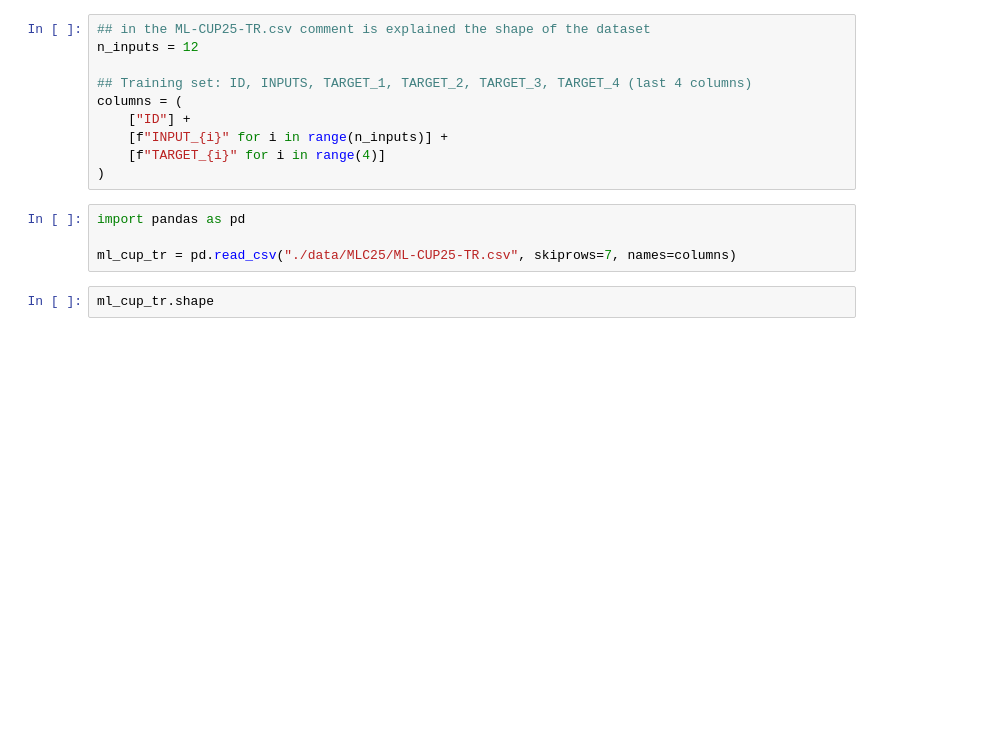
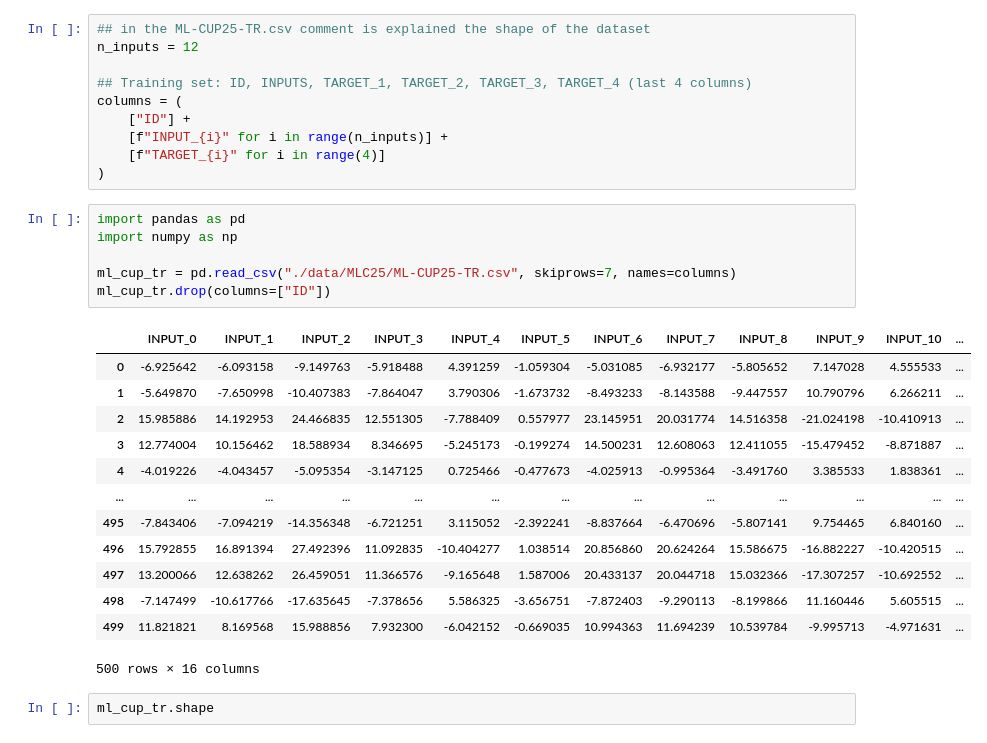
Before and after one commit to mbiggeri/Rage-Against-ML, a Jupyter notebook: dataset-analysis.ipynb, the cells around one changed output. Cells and saved outputs as stored; diff of their text form; blank space fills up the shorter version.

```diff
--- a/dataset-analysis.ipynb
+++ b/dataset-analysis.ipynb
@@ -28,8 +28,24 @@ columns = (
 )
 # %%
 import pandas as pd
+import numpy as np
 
 ml_cup_tr = pd.read_csv("./data/MLC25/ML-CUP25-TR.csv", skiprows=7, names=columns)
+ml_cup_tr.drop(columns=["ID"])
+# %% [output]
+|  | INPUT_0 | INPUT_1 | INPUT_2 | INPUT_3 | INPUT_4 | INPUT_5 | INPUT_6 | INPUT_7 | INPUT_8 | INPUT_9 | INPUT_10 | ... |
+| 0 | -6.925642 | -6.093158 | -9.149763 | -5.918488 | 4.391259 | -1.059304 | -5.031085 | -6.932177 | -5.805652 | 7.147028 | 4.555533 | ... |
+| 1 | -5.649870 | -7.650998 | -10.407383 | -7.864047 | 3.790306 | -1.673732 | -8.493233 | -8.143588 | -9.447557 | 10.790796 | 6.266211 | ... |
+| 2 | 15.985886 | 14.192953 | 24.466835 | 12.551305 | -7.788409 | 0.557977 | 23.145951 | 20.031774 | 14.516358 | -21.024198 | -10.410913 | ... |
+| 3 | 12.774004 | 10.156462 | 18.588934 | 8.346695 | -5.245173 | -0.199274 | 14.500231 | 12.608063 | 12.411055 | -15.479452 | -8.871887 | ... |
+| 4 | -4.019226 | -4.043457 | -5.095354 | -3.147125 | 0.725466 | -0.477673 | -4.025913 | -0.995364 | -3.491760 | 3.385533 | 1.838361 | ... |
+| ... | ... | ... | ... | ... | ... | ... | ... | ... | ... | ... | ... | ... |
+| 495 | -7.843406 | -7.094219 | -14.356348 | -6.721251 | 3.115052 | -2.392241 | -8.837664 | -6.470696 | -5.807141 | 9.754465 | 6.840160 | ... |
+| 496 | 15.792855 | 16.891394 | 27.492396 | 11.092835 | -10.404277 | 1.038514 | 20.856860 | 20.624264 | 15.586675 | -16.882227 | -10.420515 | ... |
+| 497 | 13.200066 | 12.638262 | 26.459051 | 11.366576 | -9.165648 | 1.587006 | 20.433137 | 20.044718 | 15.032366 | -17.307257 | -10.692552 | ... |
+| 498 | -7.147499 | -10.617766 | -17.635645 | -7.378656 | 5.586325 | -3.656751 | -7.872403 | -9.290113 | -8.199866 | 11.160446 | 5.605515 | ... |
+| 499 | 11.821821 | 8.169568 | 15.988856 | 7.932300 | -6.042152 | -0.669035 | 10.994363 | 11.694239 | 10.539784 | -9.995713 | -4.971631 | ... |
+500 rows × 16 columns
 # %%
 ml_cup_tr.shape
 # %%
```
Also changed, not shown: parts of 64 cells of this notebook, 29 other files.
